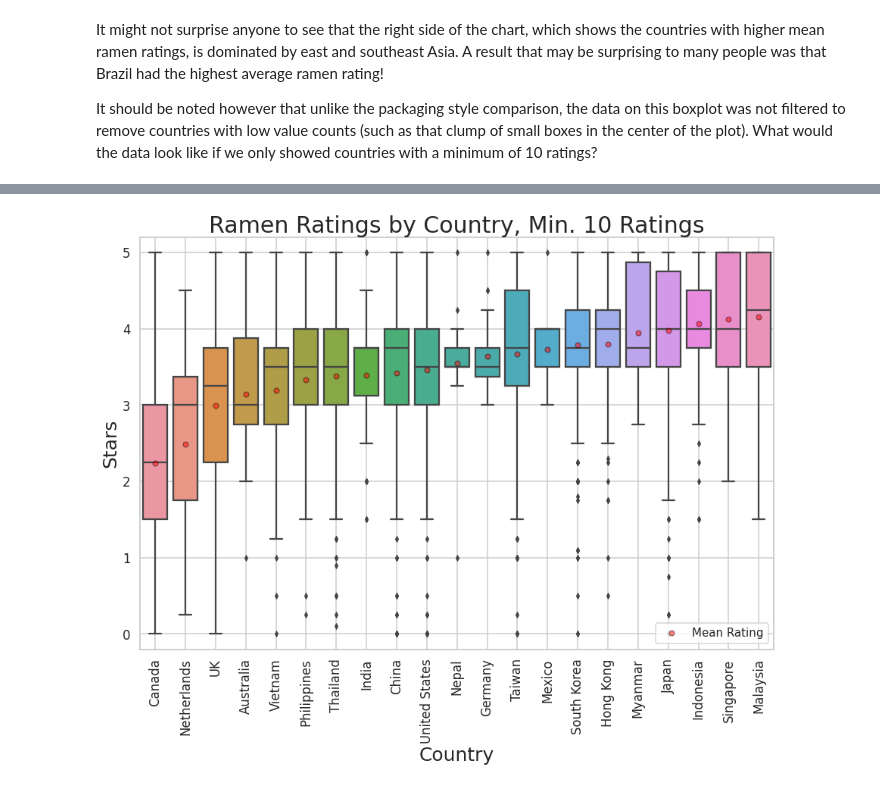
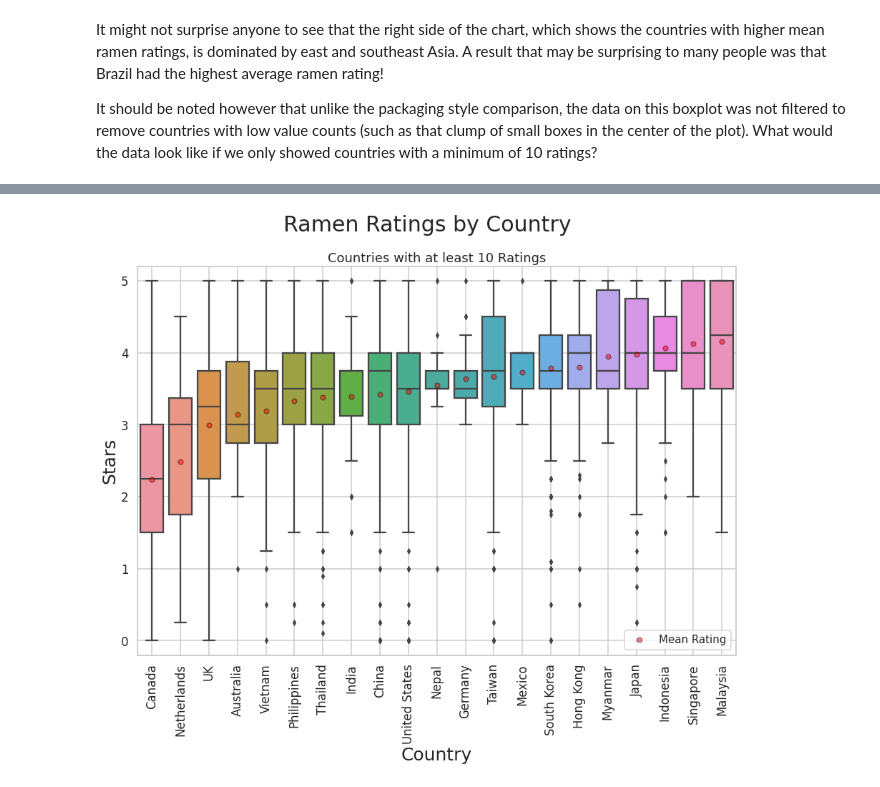
Before and after one commit to jgjarosz/Data-Scientist-Portfolio, a Jupyter notebook: ramen-ratings.ipynb, the cells around one changed output, grey strips where cells are left out. Drawn from its saved outputs; the diff is of its cells as text; code cells hidden in the pictures.

Commit message:
Added subtitle to graph & added readability to pandas filter

```diff
--- a/ramen-ratings.ipynb
+++ b/ramen-ratings.ipynb
@@ -470,7 +472,9 @@ It might not surprise anyone to see that the right side of the chart, which show
 It should be noted however that unlike the packaging style comparison, the data on this boxplot was not filtered to remove countries with low value counts (such as that clump of small boxes in the center of the plot). What would the data look like if we only showed countries with a minimum of 10 ratings?
 # %%
 # Subset the DataFrame for countries that have at least 10 ratings
-country_ratings_gthan10 = country_ratings_df[df['Country'].isin(df['Country'].value_counts()[df['Country'].value_counts() >= 10].index)].reset_index()
+country_ratings_gthan10 = country_ratings_df[df['Country'] \
+    .isin(df['Country'].value_counts()[df['Country'].value_counts() >= 10].index)] \
+    .reset_index()
 print(country_ratings_gthan10)
 # %% [output]
       index        Country  Stars
@@ -501,32 +505,33 @@ sns.set_style('whitegrid')
 
 fig = plt.figure(figsize=(15, 10))
 sns.boxplot(data=country_ratings_gthan10,
             x='Country',
             y='Stars',
             order=country_ratings_gthan10_grouped.index,
             showmeans=True,
             meanprops={'marker':'o',
                        'markerfacecolor':'red',
                        'markeredgecolor':'black',
                        'markersize':'7',
                        'alpha':0.5})
 plt.ylim(-0.2, 5.2)
 means_dummy = plt.plot(0, -1,
                        linestyle='None',
                        marker='o',
                        markerfacecolor='red',
                        markeredgecolor='black',
                        markersize=7,
                        alpha=0.5,
                        label='Mean Rating')
-plt.title('Ramen Ratings by Country, Min. 10 Ratings', size=30)
+plt.suptitle('Ramen Ratings by Country', size=30)
+plt.title('Countries with at least 10 Ratings')
 plt.xlabel('Country', size=25)
 plt.ylabel('Stars', size=25)
 plt.xticks()
 plt.yticks()
 plt.grid(axis='x')
 plt.xticks(rotation=90)
 plt.legend(means_dummy, ['Mean Rating'], fontsize=15)
 plt.show()
 # %% [output]
-[figure, old version]
+[figure, new version]
```
Also changed, not shown: parts of 2 cells of this notebook.
